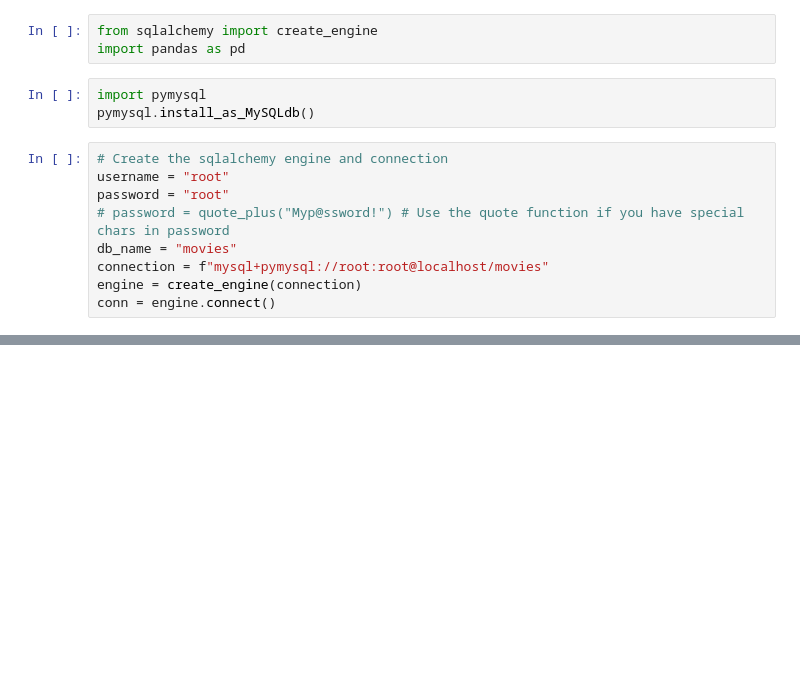
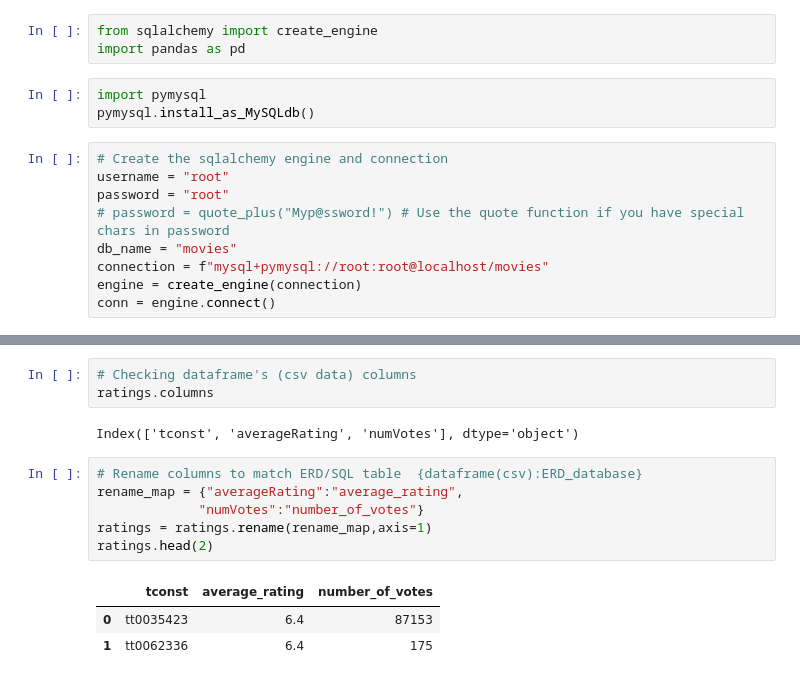
Before and after one commit to lrnrdr/Lori-pt-data-enrichment, a Jupyter notebook: Part_2.ipynb, the cells around one changed output, grey strips where cells are left out. Cells and saved outputs as stored; diff of their text form; blank space fills up the shorter version.

```diff
--- a/Part_2.ipynb
+++ b/Part_2.ipynb
@@ -177,0 +111,15 @@ SyntaxError: invalid syntax (3015358014.py, line 1)
+# %%
+# Checking dataframe's (csv data) columns
+ratings.columns
+# %% [output]
+Index(['tconst', 'averageRating', 'numVotes'], dtype='object')
+# %%
+# Rename columns to match ERD/SQL table  {dataframe(csv):ERD_database}
+rename_map = {"averageRating":"average_rating",
+             "numVotes":"number_of_votes"}
+ratings = ratings.rename(rename_map,axis=1)
+ratings.head(2)
+# %% [output]
+|  | tconst | average_rating | number_of_votes |
+| 0 | tt0035423 | 6.4 | 87153 |
+| 1 | tt0062336 | 6.4 | 175 |
```
Also changed, not shown: parts of 36 cells of this notebook, 5 other files.
